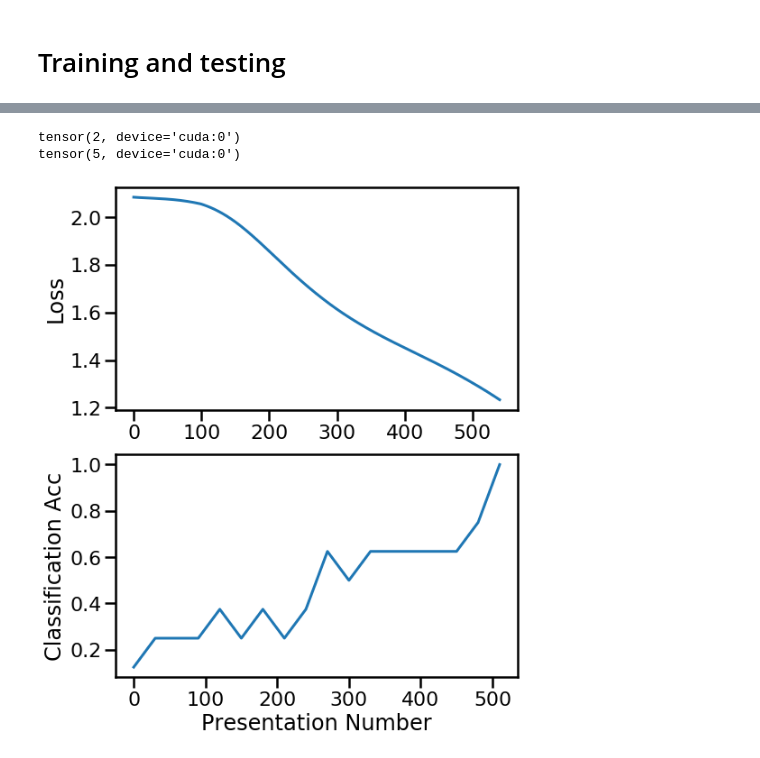
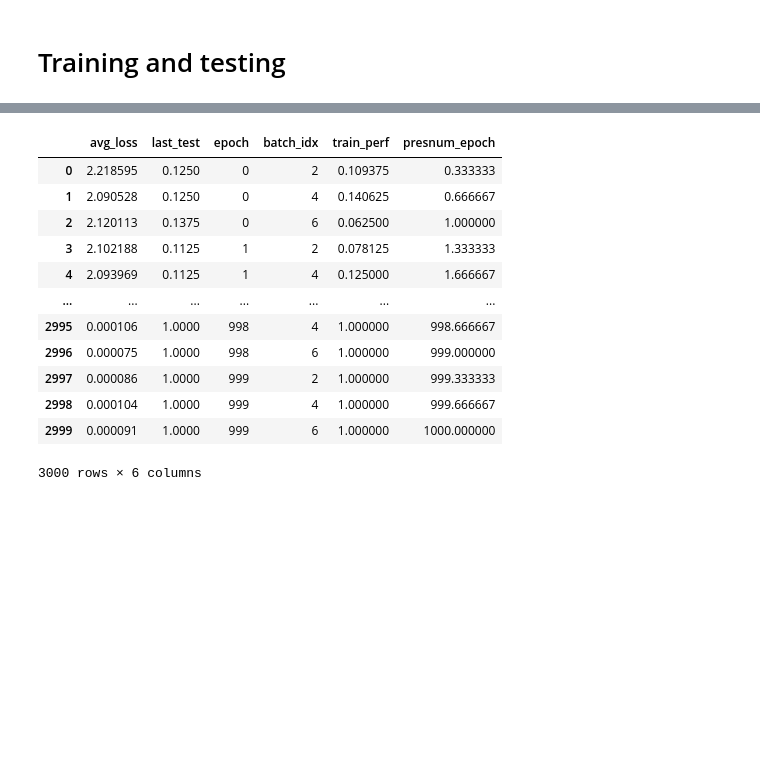
Before and after one commit to compmem/DeepSITH, a Jupyter notebook: experiments/Hateful8/hateful8.ipynb, the cells around one changed output, grey strips where cells are left out. Drawn from its saved outputs; the diff is of its cells as text; code cells hidden in the pictures; blank space fills up the shorter version.

```diff
--- a/experiments/Hateful8/hateful8.ipynb
+++ b/experiments/Hateful8/hateful8.ipynb
@@ -305,6 +295,0 @@ out = model(testing_signals)
-# %%
-print(out[0, -1].argmax())
-print(testing_class[0])
-# %% [output]
-tensor(2, device='cuda:0')
-tensor(5, device='cuda:0')
@@ -314,16 +295,0 @@ with open('filename.dill', 'wb') as handle:
-# %%
-fig = plt.figure(figsize=(8,10))
-ax = fig.add_subplot(2,1,1)
-ax.plot(perfs[-1]['loss'])
-ax.set_ylabel("Loss")
-#ax.set_xlabel("Presentation Number")
-
-ax = fig.add_subplot(2,1,2)
-dat = pd.DataFrame(perfs[-1]['perf'])
-ax.plot(np.arange(dat.shape[0])*30, dat)
-ax.set_ylabel("Classification Acc")
-ax.set_xlabel("Presentation Number")
-()
-plt.savefig(join("figs","DeepSith_training_H8"))
-# %% [output]
-[figure, removed]
@@ -329,0 +308,16 @@ plt.savefig(join("figs","DeepSith_training_H8"))
+# %%
+dat
+# %% [output]
+|  | avg_loss | last_test | epoch | batch_idx | train_perf | presnum_epoch |
+| 0 | 2.218595 | 0.1250 | 0 | 2 | 0.109375 | 0.333333 |
+| 1 | 2.090528 | 0.1250 | 0 | 4 | 0.140625 | 0.666667 |
+| 2 | 2.120113 | 0.1375 | 0 | 6 | 0.062500 | 1.000000 |
+| 3 | 2.102188 | 0.1125 | 1 | 2 | 0.078125 | 1.333333 |
+| 4 | 2.093969 | 0.1125 | 1 | 4 | 0.125000 | 1.666667 |
+| ... | ... | ... | ... | ... | ... | ... |
+| 2995 | 0.000106 | 1.0000 | 998 | 4 | 1.000000 | 998.666667 |
+| 2996 | 0.000075 | 1.0000 | 998 | 6 | 1.000000 | 999.000000 |
+| 2997 | 0.000086 | 1.0000 | 999 | 2 | 1.000000 | 999.333333 |
+| 2998 | 0.000104 | 1.0000 | 999 | 4 | 1.000000 | 999.666667 |
+| 2999 | 0.000091 | 1.0000 | 999 | 6 | 1.000000 | 1000.000000 |
+3000 rows × 6 columns
```
Also changed, not shown: parts of 15 cells of this notebook, 4 other files.
